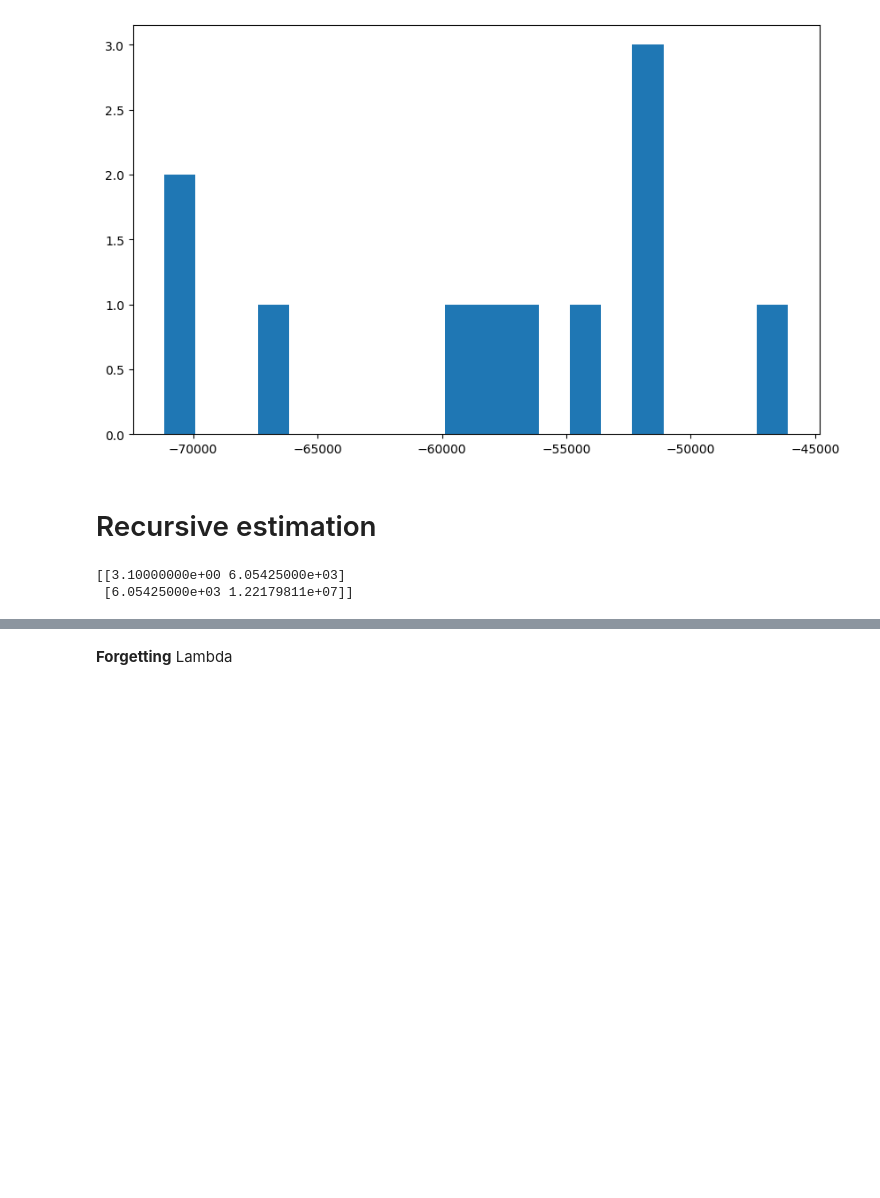
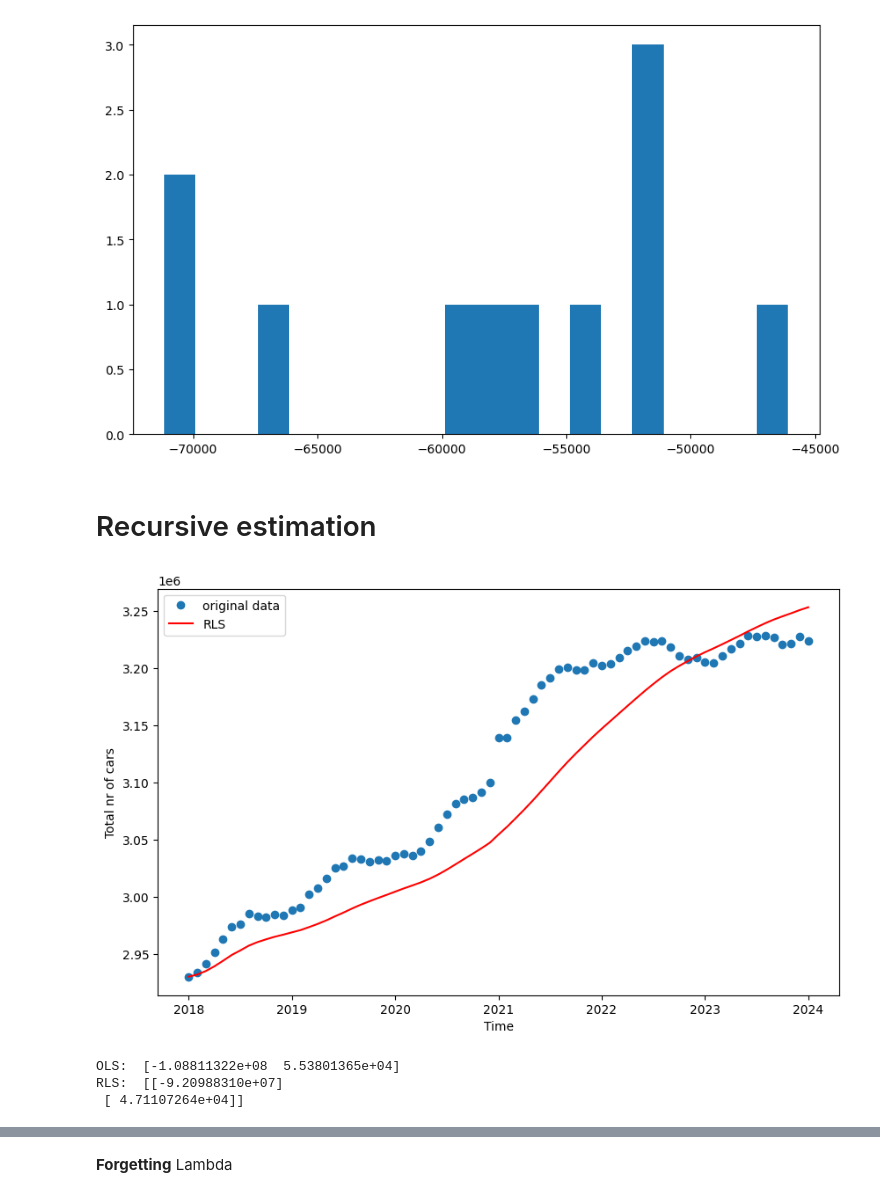
Before and after one commit to luca2618/Timeseries, a Jupyter notebook: assignment1.ipynb, the cells around one changed output, grey strips where cells are left out. Saved outputs shown, nothing was run; the diff lists cells and outputs as text; code cells hidden in the pictures; blank space fills up the shorter version.

```diff
--- a/assignment1.ipynb
+++ b/assignment1.ipynb
@@ -182,27 +182,55 @@ plt.show()
 [figure]
 # %% [markdown]
 # Recursive estimation
-# %%
-#write recursive least squares algorithm, for updating R_t and theta_t
-
-theta_hat = np.zeros((2,1))
-R = np.eye(2)*0.1
-
-T = 3
-
-for t in range(T):
-    x_t = x[t].reshape(-1, 1)
-    y_t = y[t]
-
-
-
-    K_t  = np.linalg.inv(R) @ x_t
-
-
-    theta_hat = theta_hat + K_t @ (y_t - x_t.T @ theta_hat)
-
-
-    R = R + x_t @ x_t.T
-# %% [output]
-[[3.10000000e+00 6.05425000e+03]
- [6.05425000e+03 1.22179811e+07]]
+# %%
+T = len(x)
+
+y_results = []
+
+# theta_hat = np.zeros((2,1))
+theta_hat = np.array([[-500],[1500]])
+R = np.eye(2)*100000
+
+y_pred = []
+
+for t in range(T):
+    x_t = x[t].reshape(-1, 1)  # Feature vector at time t
+    y_t = y[t]  # Output at time t
+
+    # Kalman gain: K_t = R * x_t / (lambda + x_t.T * R * x_t)
+    K_t = R @ x_t / (1 + x_t.T @ R @ x_t)
+
+    # Update theta_hat (parameter estimate)
+    theta_hat = theta_hat + K_t @ (y_t - x_t.T @ theta_hat)
+
+    # Update the inverse of covariance matrix (R)
+    R = (R - K_t @ x_t.T @ R)
+
+    # Predict output for time t
+    y_pred.append((x_t.T @ theta_hat).item())
+y_results.append(y_pred)
+
+warmup_period = 0
+
+plt.figure(figsize=(10, 6))
+plt.plot(train['time'], y, 'o', label='original data')
+plt.plot(train['time'][warmup_period:], y_results[0][warmup_period:], 'r', label='RLS')
+plt.xlabel('Time')
+plt.ylabel('Total nr of cars')
+plt.legend()
+
+plt.show()
+# %% [output]
+[figure, added]
+# %%
+theta_hat
+
+
+theta_ols = np.linalg.inv(x.T @ x) @ x.T @ y
+
+print("OLS: ", theta_ols)
+print("RLS: ", theta_hat)
+# %% [output]
+OLS:  [-1.08811322e+08  5.53801365e+04]
+RLS:  [[-9.20988310e+07]
+ [ 4.71107264e+04]]
```
Also changed, not shown: parts of 6 cells of this notebook, 1 other file.
